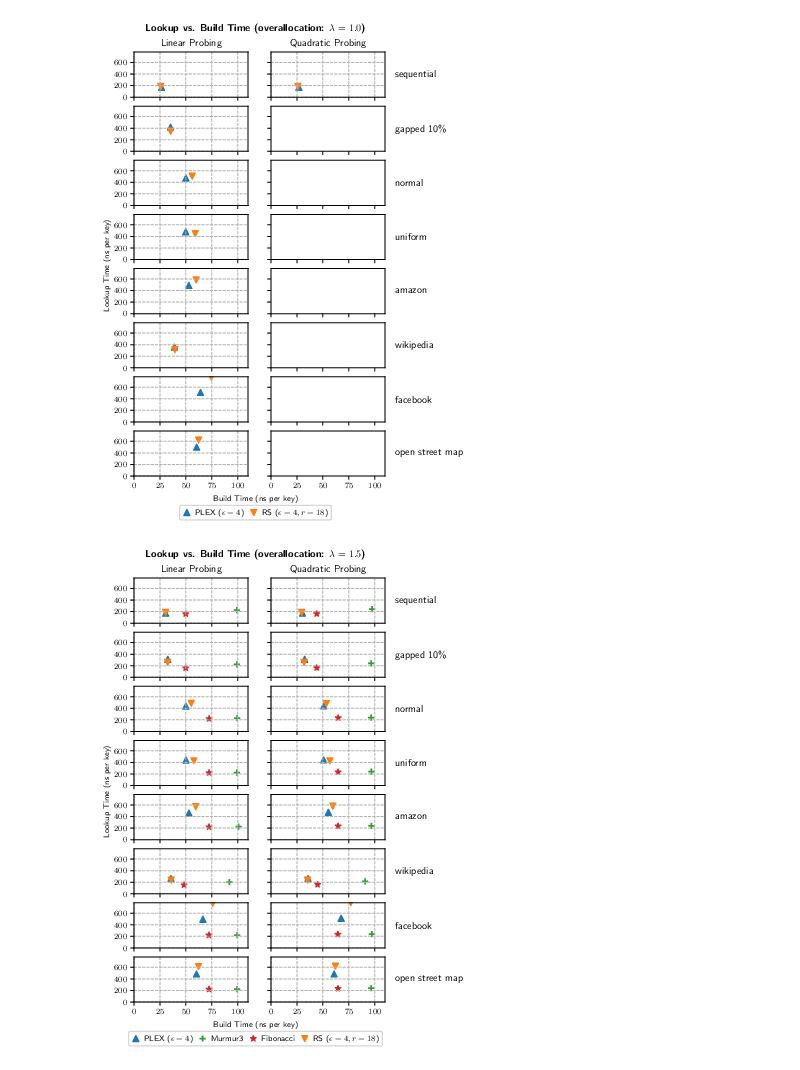
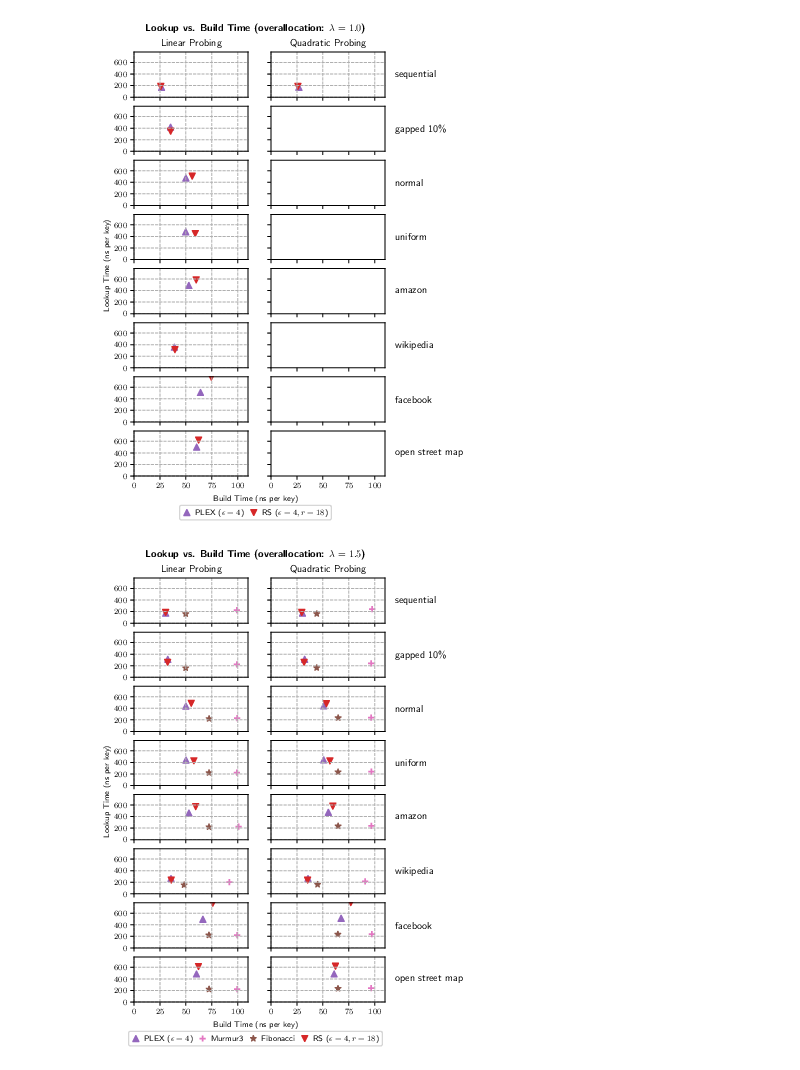
Before and after one commit to IlariaPilo/hashtable, a Jupyter notebook: results/plots_probing.ipynb, the cells around one changed output. Saved outputs shown, nothing was run; the diff lists cells and outputs as text; code cells hidden in the pictures.

```diff
--- a/results/plots_probing.ipynb
+++ b/results/plots_probing.ipynb
@@ -25,7 +25,12 @@ fig_width=6
 fig_height=1.5
 # %%
 color_i = 0
-colors = {}
+colors = {
+    'fibonacci': "tab:brown",
+    'murmur3': "tab:pink",
+    'radixspline': "tab:red",
+    'triespline': "tab:purple"
+}
 def get_color(fun):
     global color_i
     global colors
@@ -148,7 +153,7 @@ probing_df[build_ns_per_key] = probing_df.apply(lambda x: 10**9 * x[build_time]
 # pd.set_option('display.max_colwidth', None)  # or 199
 # probing_df[[func_name, probing_method, dataset, dataset_size, overallocation, probing_distribution, hashtable_bytes_per_key, failed, failed_at, average_psl, hashtable_lookup, build_time, build_throughput, build_ns_per_key]]
 # %%
-def plot_pareto(data, overalloc, probing_dist="uniform"):
+def plot_build_pareto(data, overalloc, probing_dist="uniform"):
     rows = 8
     cols = 2
 
@@ -178,33 +183,33 @@ def plot_pareto(data, overalloc, probing_dist="uniform"):
             ax.set_xlim([0, 110])
             ax.set_xticks([0, 25, 50, 75, 100])
             ax.set_ylim([0, 780])
             ax.set_yticks([0, 200, 400, 600])
 
             for name, df in df.groupby([func_name], sort=False):
                 ax.scatter(x=df[build_ns_per_key], y=df[hashtable_lookup], label=human_func_name(name), color=get_color(name), marker=get_marker(name))
 
     h, l = axs[0][0].get_legend_handles_labels()
     legend = fig.legend(
         h, l,
         loc="lower center",
         bbox_to_anchor=(0.5, 0.04),
         ncol=4,
         borderpad=0.4,
         labelspacing=0.2,
         handlelength=1.0,
         handletextpad=0.5,
         columnspacing=0.7
     )
 
     fig.suptitle(f"Lookup vs. Build Time (overallocation: $\lambda = {overalloc}$)", y=0.93, fontweight="bold")
     fig.text(0.03, 0.5, 'Lookup Time (ns per key)', va='center', rotation='vertical')
     fig.text(0.5, 0.08, 'Build Time (ns per key)', ha='center')
 
     fig.savefig(f"probing_build_{overalloc}.pdf", bbox_inches="tight", dpi=300)
     fig.savefig(f"probing_build_{overalloc}.pgf", bbox_inches="tight", dpi=300)
 
 for overalloc in [1.0, 1.5, 2.0]:
-    plot_pareto(probing_df, overalloc=overalloc)
+    plot_build_pareto(probing_df, overalloc=overalloc)
 # %% [output]
-[figure, old version]
+[figure, new version]
-[figure, old version]
+[figure, new version]
```
Also changed, not shown: parts of 2 cells of this notebook.
